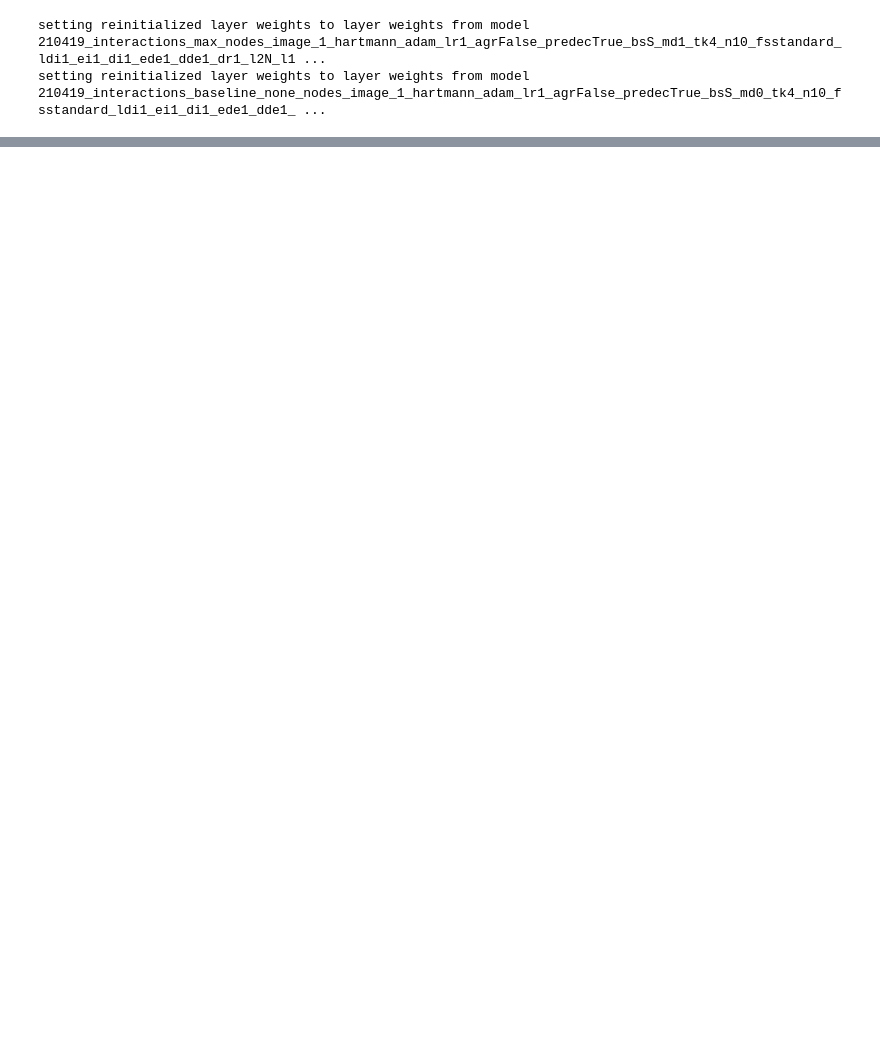
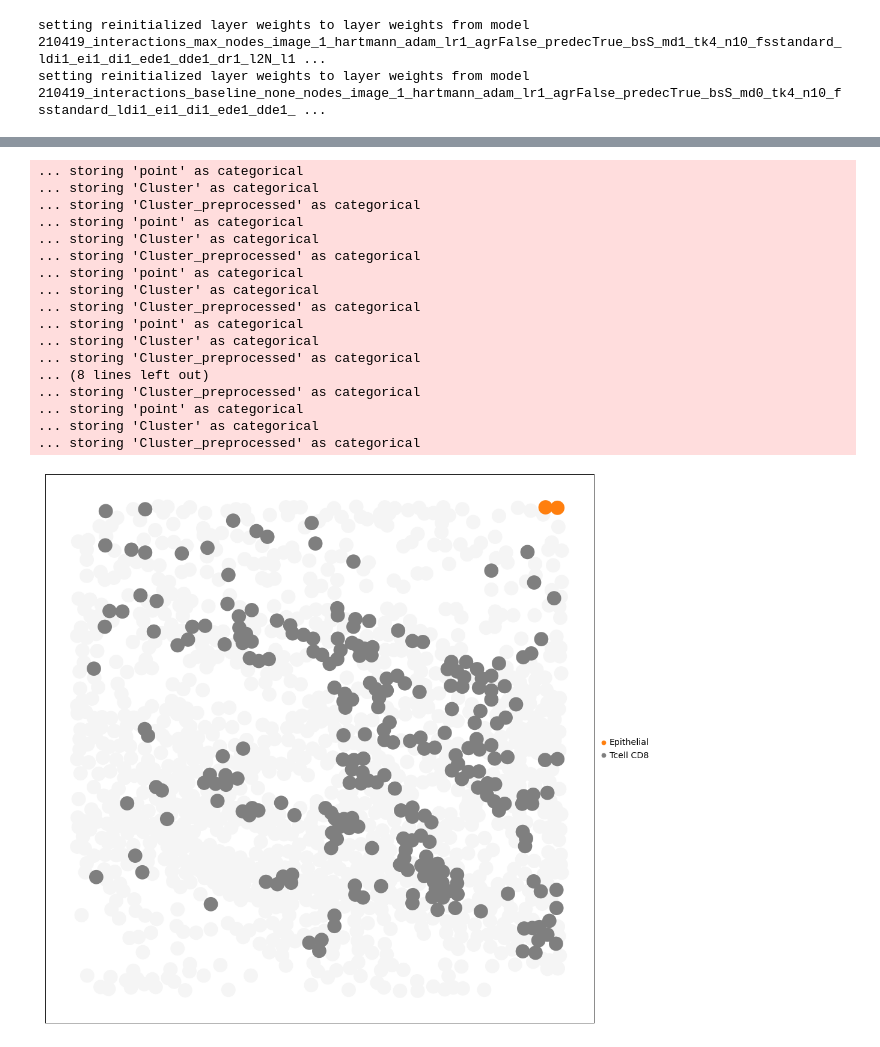
Before and after one commit to theislab/ncem, a Jupyter notebook: model_benchmarks_interactions.ipynb, the cells around one changed output, grey strips where cells are left out. Saved outputs shown, nothing was run; the diff lists cells and outputs as text; code cells hidden in the pictures; blank space fills up the shorter version.

```diff
--- a/model_benchmarks_interactions.ipynb
+++ b/model_benchmarks_interactions.ipynb
@@ -267,0 +279,43 @@ Trying to set attribute `.obs` of view, copying.
+# %%
+for k in img_keys:
+    temp_adata = adata_img[adata_img.obs['point'] == k]
+    fig, ax = plt.subplots(nrows=1, ncols=1, figsize=(15, 15))
+    sc.pl.spatial(
+        temp_adata[temp_adata.obs['Cluster_preprocessed'] != 'Tcell CD8'].copy(),
+        spot_size=30,
+        ax=ax,
+        show=False,
+        na_color='whitesmoke',
+        title=''
+    )
+    sc.pl.spatial(
+        temp_adata[temp_adata.obs['Cluster_preprocessed'].isin(['Tcell CD8', 'Epithelial'])].copy(),
+        color='Cluster_preprocessed',
+        spot_size=30,
+        ax=ax,
+        show=False,
+        title='',
+        palette={'Epithelial': '#ff7f0e', 'Tcell CD8': '#7f7f7f'}
+    )
+    ax.invert_yaxis()
+    ax.set_xlabel('')
+    ax.set_ylabel('')
+# %% [output]
+... storing 'point' as categorical
+... storing 'Cluster' as categorical
+... storing 'Cluster_preprocessed' as categorical
+... storing 'point' as categorical
+... storing 'Cluster' as categorical
+... storing 'Cluster_preprocessed' as categorical
+... storing 'point' as categorical
+... storing 'Cluster' as categorical
+... storing 'Cluster_preprocessed' as categorical
+... storing 'point' as categorical
+... storing 'Cluster' as categorical
+... storing 'Cluster_preprocessed' as categorical
+... (8 lines left out)
+... storing 'Cluster_preprocessed' as categorical
+... storing 'point' as categorical
+... storing 'Cluster' as categorical
+... storing 'Cluster_preprocessed' as categorical
+[figure, added]
```
Also changed, not shown: parts of 24 cells of this notebook, 11 other files.
